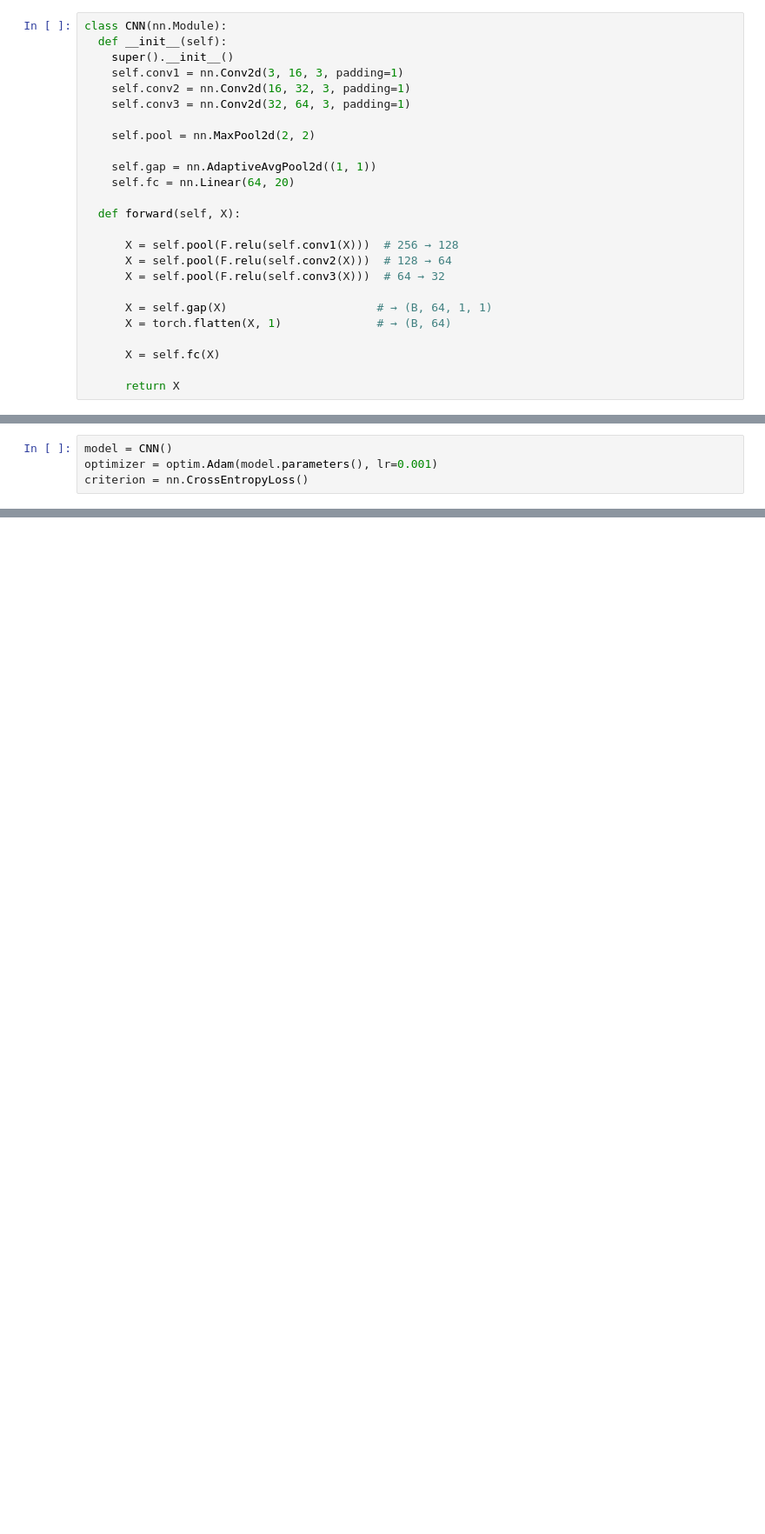
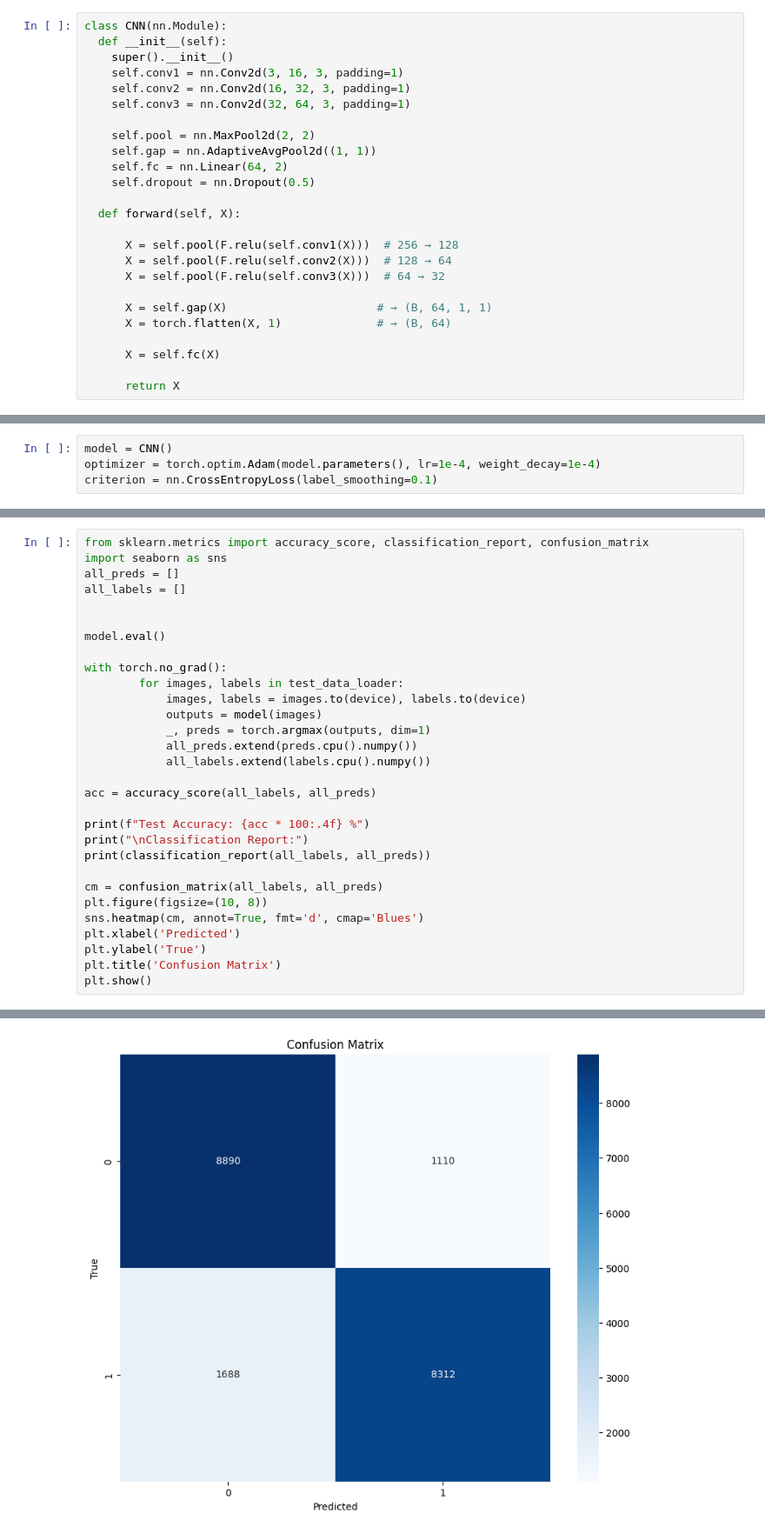
Before and after one commit to subhan0rizwan/cifake-pytorch, a Jupyter notebook: cifake.ipynb, the cells around one changed output, grey strips where cells are left out. Shown at 87% size. Saved outputs shown, nothing was run; the diff lists cells and outputs as text; blank space fills up the shorter version.

```diff
--- a/cifake.ipynb
+++ b/cifake.ipynb
@@ -103,9 +119,9 @@ class CNN(nn.Module):
     self.conv3 = nn.Conv2d(32, 64, 3, padding=1)
 
     self.pool = nn.MaxPool2d(2, 2)
-
     self.gap = nn.AdaptiveAvgPool2d((1, 1))
-    self.fc = nn.Linear(64, 20)
+    self.fc = nn.Linear(64, 2)
+    self.dropout = nn.Dropout(0.5)
 
   def forward(self, X):
 
@@ -124,4 +138,4 @@ NameError: name 'nn' is not defined
 # %%
 model = CNN()
-optimizer = optim.Adam(model.parameters(), lr=0.001)
-criterion = nn.CrossEntropyLoss()
+optimizer = torch.optim.Adam(model.parameters(), lr=1e-4, weight_decay=1e-4)
+criterion = nn.CrossEntropyLoss(label_smoothing=0.1)
@@ -224,0 +229,31 @@ plt.show()
+# %%
+from sklearn.metrics import accuracy_score, classification_report, confusion_matrix
+import seaborn as sns
+all_preds = []
+all_labels = []
+
+
+model.eval()
+
+with torch.no_grad():
+        for images, labels in test_data_loader:
+            images, labels = images.to(device), labels.to(device)
+            outputs = model(images)
+            _, preds = torch.argmax(outputs, dim=1)
+            all_preds.extend(preds.cpu().numpy())
+            all_labels.extend(labels.cpu().numpy())
+
+acc = accuracy_score(all_labels, all_preds)
+
+print(f"Test Accuracy: {acc * 100:.4f} %")
+print("\nClassification Report:")
+print(classification_report(all_labels, all_preds))
+
+cm = confusion_matrix(all_labels, all_preds)
+plt.figure(figsize=(10, 8))
+sns.heatmap(cm, annot=True, fmt='d', cmap='Blues')
+plt.xlabel('Predicted')
+plt.ylabel('True')
+plt.title('Confusion Matrix')
+plt.show()
+# %% [output]
@@ -224,0 +271 @@ plt.show()
+[figure, added]
```
Also changed, not shown: parts of 10 cells of this notebook, 6 other files.
